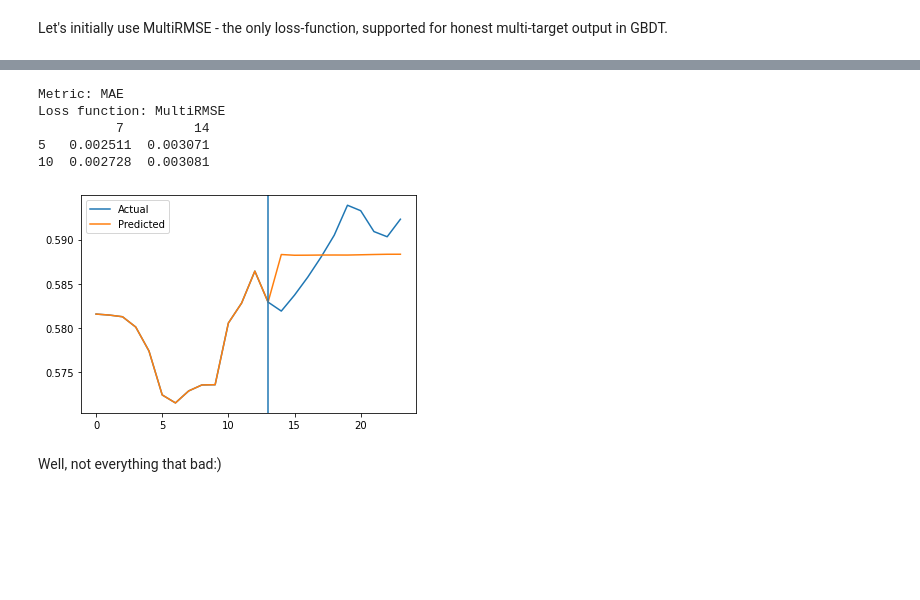
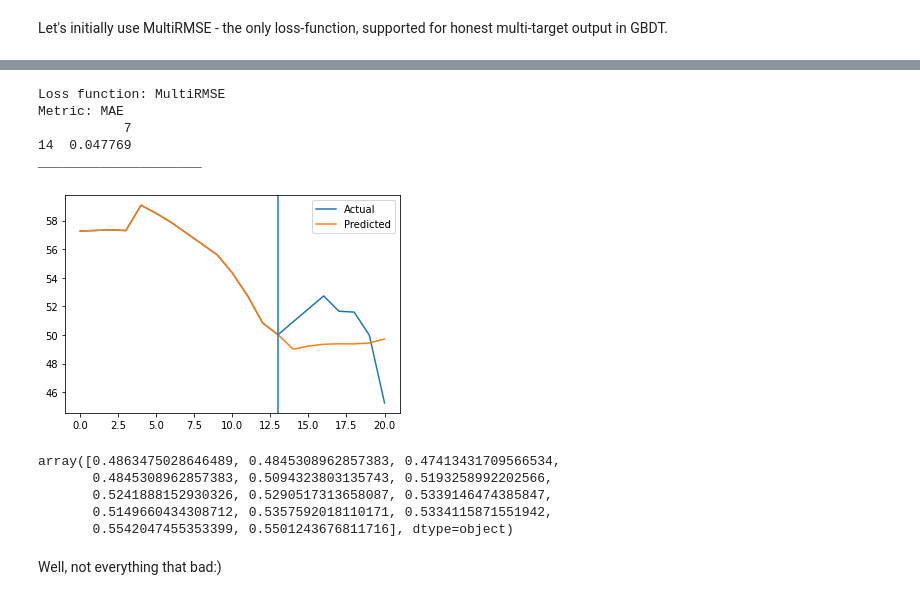
Before and after one commit to nickpon/ruble_oil_prediction, a Jupyter notebook: experiments/CatBoost experiments.ipynb, the cells around one changed output, grey strips where cells are left out. Drawn from its saved outputs; the diff is of its cells as text; code cells hidden in the pictures; blank space fills up the shorter version.

```diff
--- a/experiments/CatBoost experiments.ipynb
+++ b/experiments/CatBoost experiments.ipynb
@@ -26,11 +36,11 @@ If using Google Colab uncomment the cell below.
 # from google.colab import drive
 # drive.mount('/content/drive')
 # %%
-DATA_PATH = "../data/nasdaq100_padding.csv"
-train_size = 30000
-val_size = 5000
-train_horizons = [7, 14]
-prediction_horizons = [5, 10]
+DATA_PATH = "../data/BRDT_GAS_2007.csv"
+train_size = 4000
+val_size = 450
+max_train_horizons = 55
+max_prediction_horizons = 30
 d_size = 5
 # %%
 df = pd.read_csv(DATA_PATH)
@@ -37,13 +56,16 @@ df = pd.read_csv(DATA_PATH)
 # %% [markdown]
 Let's try to use MinMaxScalerData to see, what happens.
 # %%
-scaler=MinMaxScalerData(train_size=30000)
+scaler=MinMaxScalerData(train_size=train_size)
+# scaler = LogIncreasesScalerData(train_size=train_size)
 
 preprocessor = Preprocessor(
-    dataset=df.iloc[:40000, :].to_numpy(),
-    max_pred_horizon=max(prediction_horizons),
-    max_train_horizon=max(train_horizons),
-    d_size=5,
+    dataset=df.iloc[:, :].to_numpy(),
+    max_pred_horizon=max_prediction_horizons,
+    max_train_horizon=max_train_horizons,
+    d_size=d_size,
+    extrapolator_x=x_linear_piecewise,
+    extrapolator_y=y_linear_piecewise,
 )
 # %% [output]
 Using cpu
@@ -54,6 +76,8 @@ preprocessor.train_val_test_split(
     scaler=scaler,
     use_tqdm=True,
 )
+# %%
+test_size = preprocessor.x_test.shape[0]
 # %% [markdown]
 Check the plot for each row.
 # %%
@@ -134,17 +290,22 @@ Let's initially use MultiRMSE - the only loss-function, supported for honest mul
 mae_multi_catboost_eval = CatBoostEvaluator(
     regressor=MultiCatBoost,
     preprocessor=preprocessor,
-    function_x=lambda x: x[:, :, 1],
-    function_y=lambda y: y[:, :, 1],
-    train_horizons=train_horizons,
-    prediction_horizons=prediction_horizons,
+    function_x_train=lambda x: x.reshape(train_size, -1),
+    function_y_train=lambda y: y[:, :, 0],
+    function_x_val=lambda x: x.reshape(val_size, -1),
+    function_y_val=lambda y: y[:, :, 0],
+    function_x_test=lambda x: x.reshape(test_size, -1),
+    function_y_test=lambda y: y[:, :, 0],
+    train_horizons=[14],
+    prediction_horizons=[7],
     metric=mean_absolute_error,
     metric_name='MAE',
     loss_function='MultiRMSE',
     grid_search_params={
         'verbose': [500],
         'has_time': [True],
-        'depth': [8]
+#         'depth': [8],
+        'iterations': [5000],
     },
     use_gpu=False,
 )
@@ -171,19 +332,32 @@ Best estimator params: {'verbose': 500, 'has_time': True, 'depth': 8}
-# %%
-mae_multi_catboost_eval.form_table()
-# %% [output]
-Metric: MAE
-Loss function: MultiRMSE
-          7         14
-5   0.002511  0.003071
-10  0.002728  0.003081
+# %%
+mae_multi_catboost_eval.form_result_table(
+    metric_names=['MAE'],
+    metrics=[mean_absolute_error],
+    part='test',
+    is_real_data=False,
+)
+# %% [output]
+Loss function: MultiRMSE
+Metric: MAE
+           7
+14  0.047769
+_____________________
 # %%
 mae_multi_catboost_eval.plot_multi(
     train_horizon=14,
-    pred_horizon=10,
-    start_ind=35000,
+    pred_horizon=7,
+    start_ind=4500,
 )
 # %% [output]
-[figure, old version]
+[figure, new version]
+# %%
+preprocessor.get_x_part('train', 14)[0, :, 0]
+# %% [output]
+array([0.4863475028646489, 0.4845308962857383, 0.47413431709566534,
+       0.4845308962857383, 0.5094323803135743, 0.5193258992202566,
+       0.5241888152930326, 0.5290517313658087, 0.5339146474385847,
+       0.5149660434308712, 0.5357592018110171, 0.5334115871551942,
+       0.5542047455353399, 0.5501243676811716], dtype=object)
 # %% [markdown]
 Well, not everything that bad:)
 # %%
```
Also changed, not shown: parts of 23 cells of this notebook, 8 other files.
